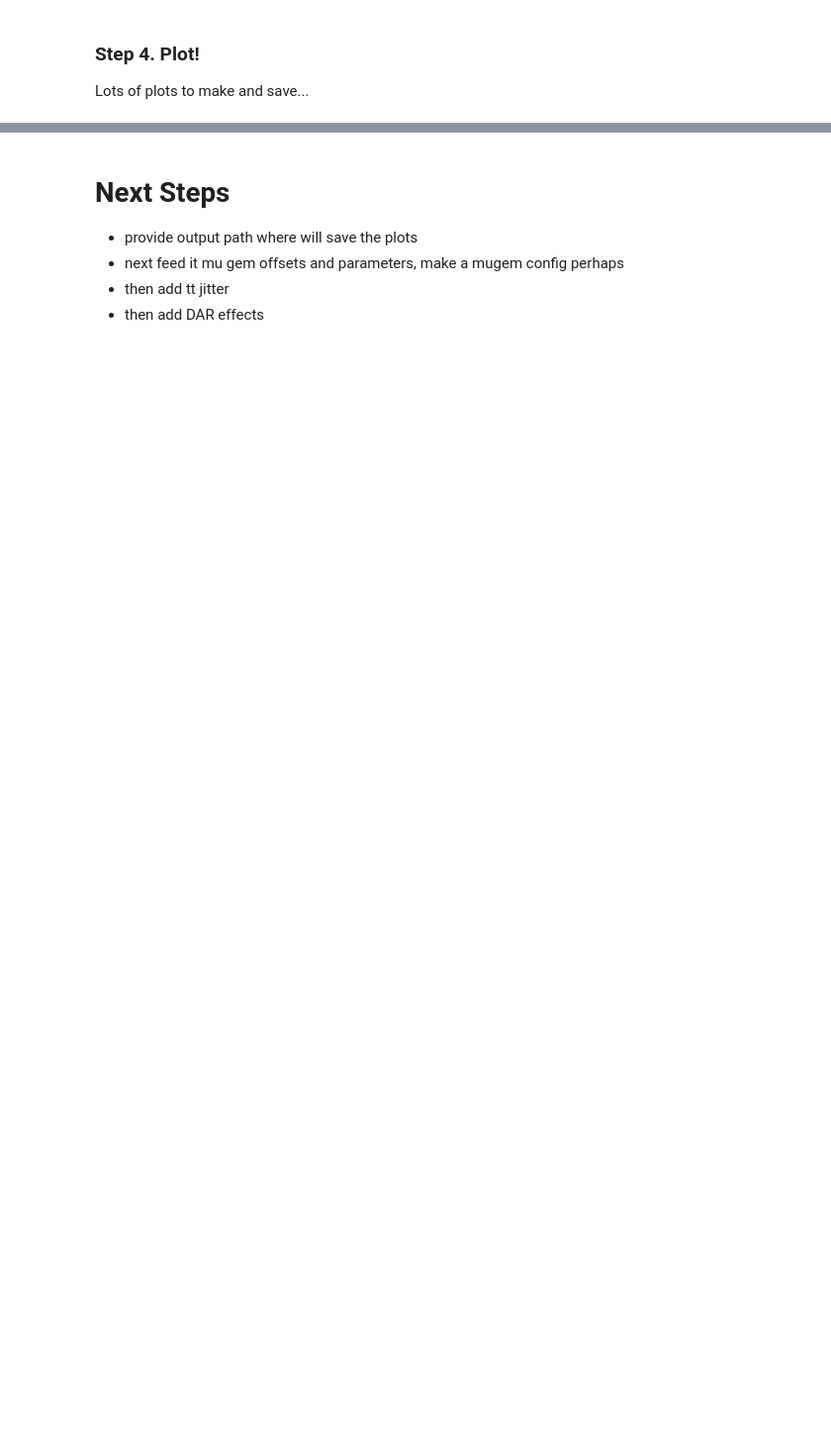
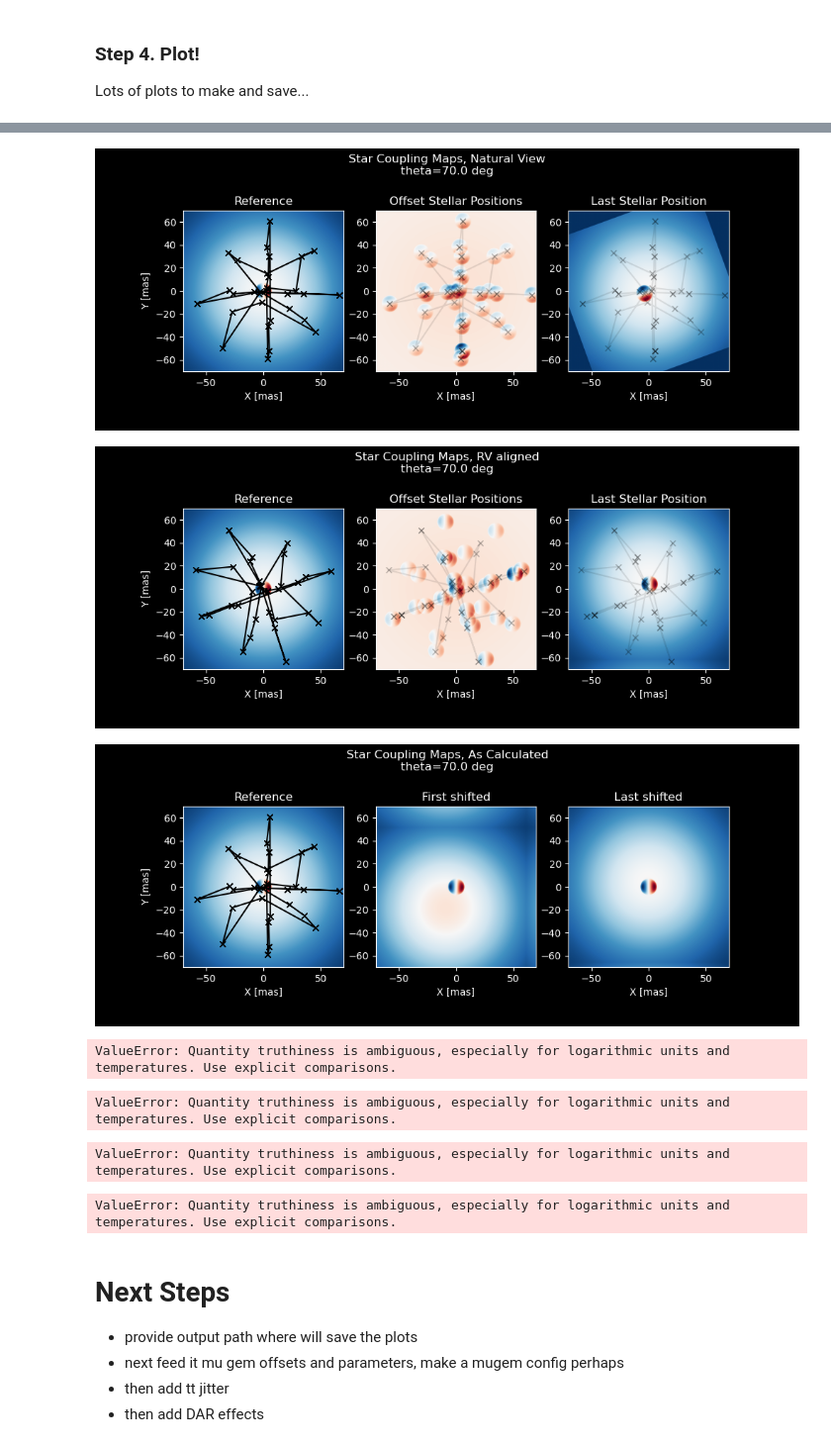
Before and after one commit to ashbake/dlc_package, a Jupyter notebook: examples/run_DLC_sim.ipynb, the cells around one changed output, grey strips where cells are left out. Shown at 99% size. Drawn from its saved outputs; the diff is of its cells as text; code cells hidden in the pictures; blank space fills up the shorter version.

```diff
--- a/examples/run_DLC_sim.ipynb
+++ b/examples/run_DLC_sim.ipynb
@@ -135,3 +152,15 @@ dlcc.plot_rvs(mjds, xlabel= 'BJD', save_path = save_path + file_name + '_rvs.png
+# %%
+dlcc.plot_star_fiber()
+dlcc.plot_star_fiber_RValigned()
+dlcc.plot_star_fiber_raw()
+# %% [output]
+[figure, added]
+[figure, added]
+[figure, added]
+ValueError: Quantity truthiness is ambiguous, especially for logarithmic units and temperatures. Use explicit comparisons.
+ValueError: Quantity truthiness is ambiguous, especially for logarithmic units and temperatures. Use explicit comparisons.
+ValueError: Quantity truthiness is ambiguous, especially for logarithmic units and temperatures. Use explicit comparisons.
+ValueError: Quantity truthiness is ambiguous, especially for logarithmic units and temperatures. Use explicit comparisons.
 # %% [markdown]
 # Next Steps
 - provide output path where will save the plots
```
Also changed, not shown: parts of 6 cells of this notebook, 6 other files.
